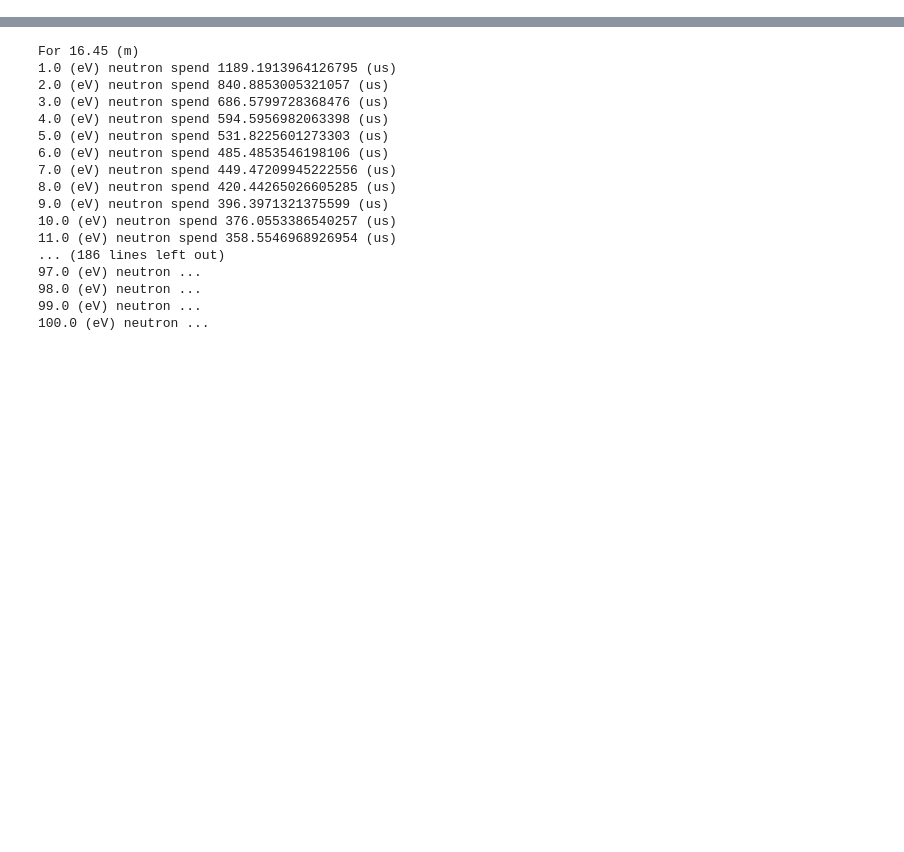
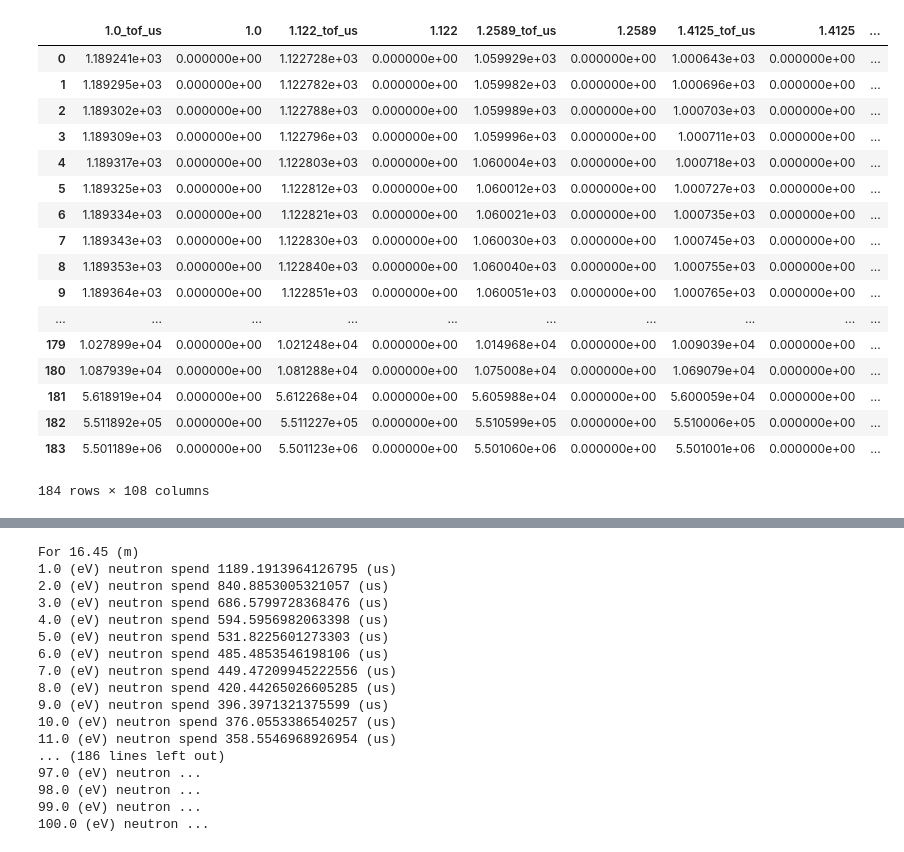
Before and after one commit to ornlneutronimaging/ResoFit, a Jupyter notebook: ResoFit/fit_neutron_pulse_shape.ipynb, the cells around one changed output, grey strips where cells are left out. Drawn from its saved outputs; the diff is of its cells as text; code cells hidden in the pictures; blank space fills up the shorter version.

```diff
--- a/ResoFit/fit_neutron_pulse_shape.ipynb
+++ b/ResoFit/fit_neutron_pulse_shape.ipynb
@@ -81,0 +72,21 @@ For 16.45 (m)
+# %%
+neutron_pulse.shape_tof_df_interp
+# %% [output]
+|  | 1.0_tof_us | 1.0 | 1.122_tof_us | 1.122 | 1.2589_tof_us | 1.2589 | 1.4125_tof_us | 1.4125 | ... |
+| 0 | 1.189241e+03 | 0.000000e+00 | 1.122728e+03 | 0.000000e+00 | 1.059929e+03 | 0.000000e+00 | 1.000643e+03 | 0.000000e+00 | ... |
+| 1 | 1.189295e+03 | 0.000000e+00 | 1.122782e+03 | 0.000000e+00 | 1.059982e+03 | 0.000000e+00 | 1.000696e+03 | 0.000000e+00 | ... |
+| 2 | 1.189302e+03 | 0.000000e+00 | 1.122788e+03 | 0.000000e+00 | 1.059989e+03 | 0.000000e+00 | 1.000703e+03 | 0.000000e+00 | ... |
+| 3 | 1.189309e+03 | 0.000000e+00 | 1.122796e+03 | 0.000000e+00 | 1.059996e+03 | 0.000000e+00 | 1.000711e+03 | 0.000000e+00 | ... |
+| 4 | 1.189317e+03 | 0.000000e+00 | 1.122803e+03 | 0.000000e+00 | 1.060004e+03 | 0.000000e+00 | 1.000718e+03 | 0.000000e+00 | ... |
+| 5 | 1.189325e+03 | 0.000000e+00 | 1.122812e+03 | 0.000000e+00 | 1.060012e+03 | 0.000000e+00 | 1.000727e+03 | 0.000000e+00 | ... |
+| 6 | 1.189334e+03 | 0.000000e+00 | 1.122821e+03 | 0.000000e+00 | 1.060021e+03 | 0.000000e+00 | 1.000735e+03 | 0.000000e+00 | ... |
+| 7 | 1.189343e+03 | 0.000000e+00 | 1.122830e+03 | 0.000000e+00 | 1.060030e+03 | 0.000000e+00 | 1.000745e+03 | 0.000000e+00 | ... |
+| 8 | 1.189353e+03 | 0.000000e+00 | 1.122840e+03 | 0.000000e+00 | 1.060040e+03 | 0.000000e+00 | 1.000755e+03 | 0.000000e+00 | ... |
+| 9 | 1.189364e+03 | 0.000000e+00 | 1.122851e+03 | 0.000000e+00 | 1.060051e+03 | 0.000000e+00 | 1.000765e+03 | 0.000000e+00 | ... |
+| ... | ... | ... | ... | ... | ... | ... | ... | ... | ... |
+| 179 | 1.027899e+04 | 0.000000e+00 | 1.021248e+04 | 0.000000e+00 | 1.014968e+04 | 0.000000e+00 | 1.009039e+04 | 0.000000e+00 | ... |
+| 180 | 1.087939e+04 | 0.000000e+00 | 1.081288e+04 | 0.000000e+00 | 1.075008e+04 | 0.000000e+00 | 1.069079e+04 | 0.000000e+00 | ... |
+| 181 | 5.618919e+04 | 0.000000e+00 | 5.612268e+04 | 0.000000e+00 | 5.605988e+04 | 0.000000e+00 | 5.600059e+04 | 0.000000e+00 | ... |
+| 182 | 5.511892e+05 | 0.000000e+00 | 5.511227e+05 | 0.000000e+00 | 5.510599e+05 | 0.000000e+00 | 5.510006e+05 | 0.000000e+00 | ... |
+| 183 | 5.501189e+06 | 0.000000e+00 | 5.501123e+06 | 0.000000e+00 | 5.501060e+06 | 0.000000e+00 | 5.501001e+06 | 0.000000e+00 | ... |
+184 rows × 108 columns
```
Also changed, not shown: parts of 8 cells of this notebook, 3 other files.
